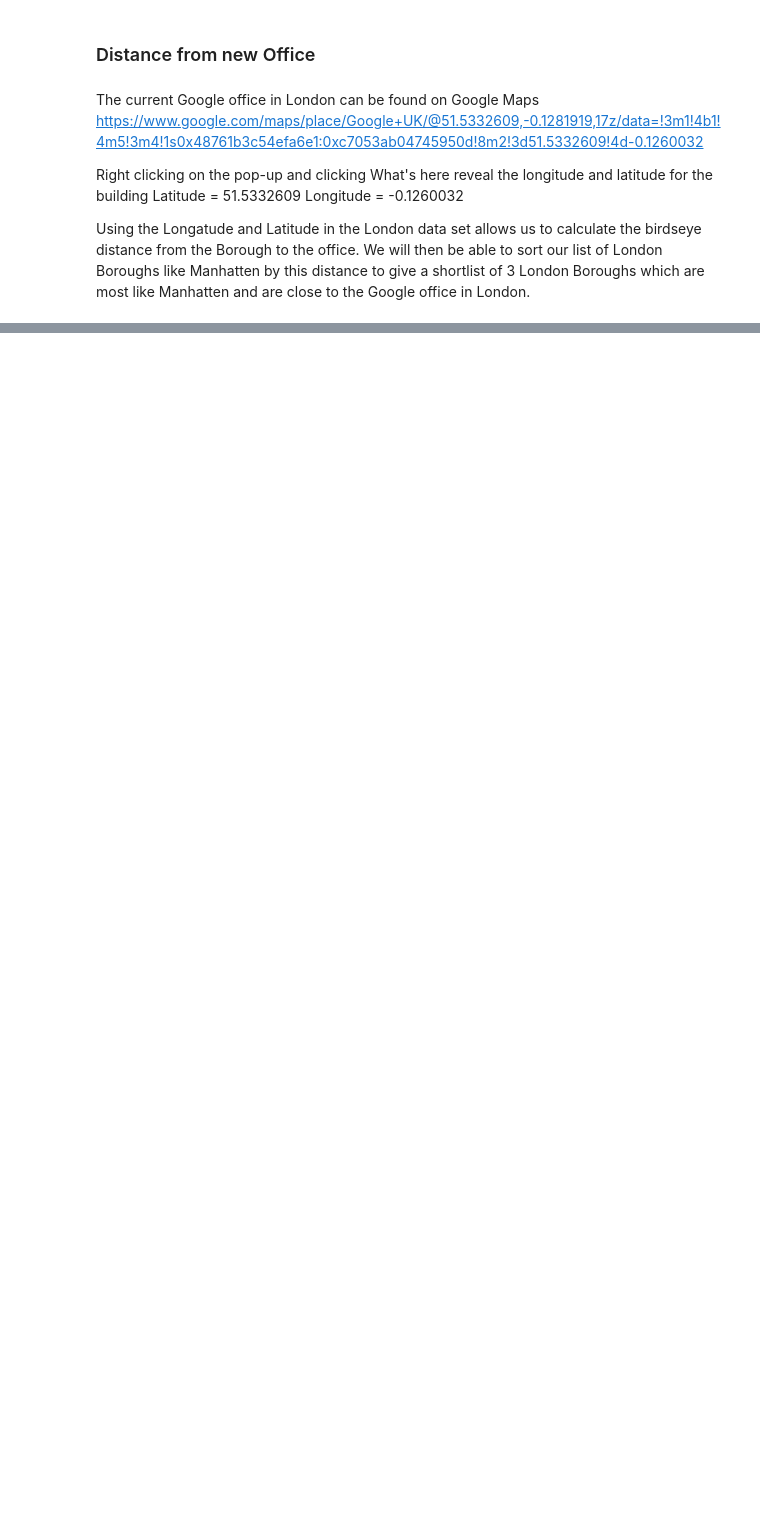
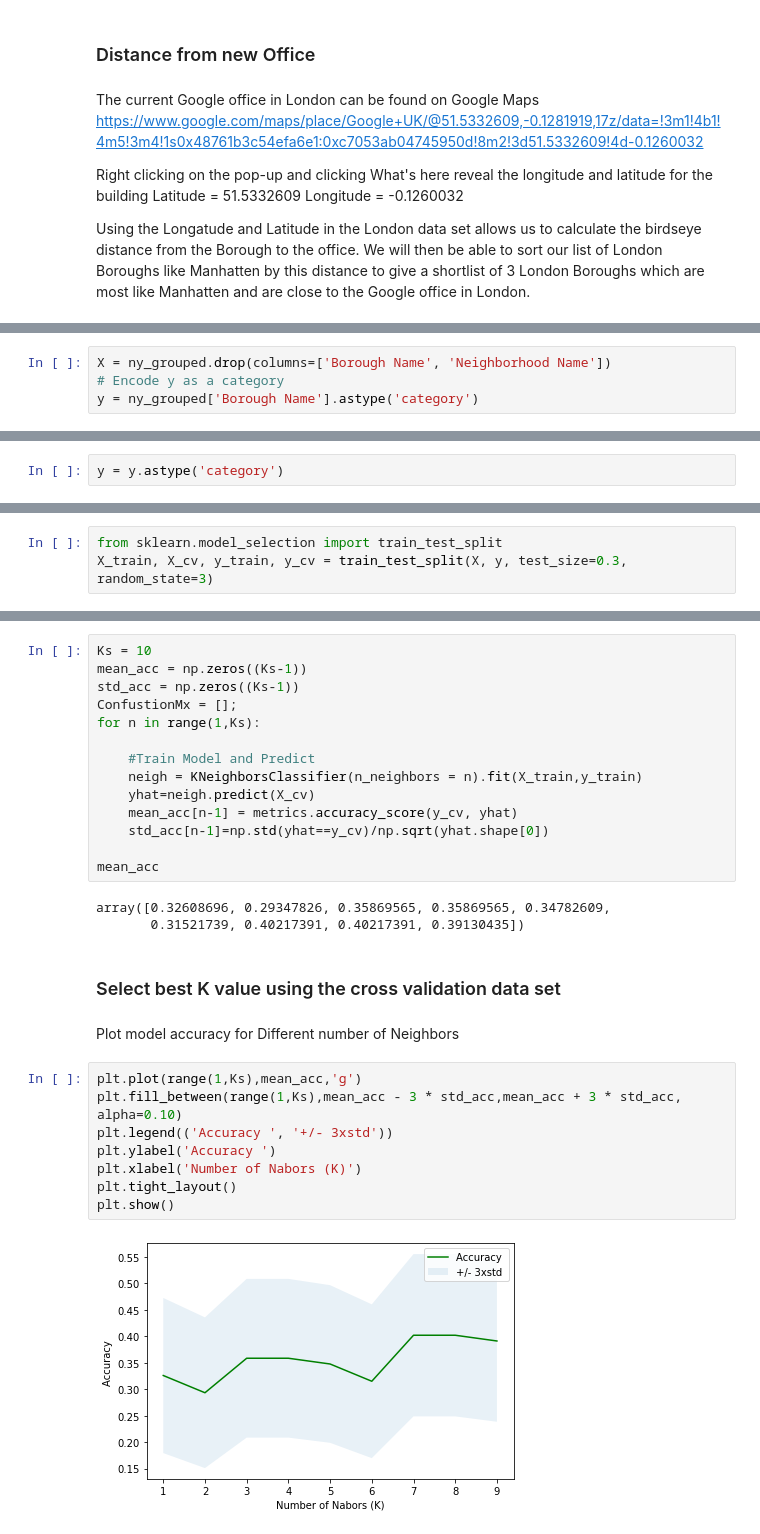
Before and after one commit to maxgoulding/ibm_data_science, a Jupyter notebook: Applied Data Science Capstone.ipynb, the cells around one changed output, grey strips where cells are left out. Drawn from its saved outputs; the diff is of its cells as text; blank space fills up the shorter version.

```diff
--- a/Applied Data Science Capstone.ipynb
+++ b/Applied Data Science Capstone.ipynb
@@ -168,0 +688,4 @@ Using the Longatude and Latitude in the London data set allows us to calculate t
+# %%
+X = ny_grouped.drop(columns=['Borough Name', 'Neighborhood Name'])
+# Encode y as a category
+y = ny_grouped['Borough Name'].astype('category')
@@ -168,0 +694,2 @@ Using the Longatude and Latitude in the London data set allows us to calculate t
+# %%
+y = y.astype('category')
@@ -168,0 +729,3 @@ Using the Longatude and Latitude in the London data set allows us to calculate t
+# %%
+from sklearn.model_selection import train_test_split
+X_train, X_cv, y_train, y_cv = train_test_split(X, y, test_size=0.3, random_state=3)
@@ -168,0 +740,31 @@ Using the Longatude and Latitude in the London data set allows us to calculate t
+# %%
+Ks = 10
+mean_acc = np.zeros((Ks-1))
+std_acc = np.zeros((Ks-1))
+ConfustionMx = [];
+for n in range(1,Ks):
+
+    #Train Model and Predict
+    neigh = KNeighborsClassifier(n_neighbors = n).fit(X_train,y_train)
+    yhat=neigh.predict(X_cv)
+    mean_acc[n-1] = metrics.accuracy_score(y_cv, yhat)
+    std_acc[n-1]=np.std(yhat==y_cv)/np.sqrt(yhat.shape[0])
+
+mean_acc
+# %% [output]
+array([0.32608696, 0.29347826, 0.35869565, 0.35869565, 0.34782609,
+       0.31521739, 0.40217391, 0.40217391, 0.39130435])
+# %% [markdown]
+### Select best K value using the cross validation data set
+# %% [markdown]
+Plot  model accuracy  for Different number of Neighbors
+# %%
+plt.plot(range(1,Ks),mean_acc,'g')
+plt.fill_between(range(1,Ks),mean_acc - 3 * std_acc,mean_acc + 3 * std_acc, alpha=0.10)
+plt.legend(('Accuracy ', '+/- 3xstd'))
+plt.ylabel('Accuracy ')
+plt.xlabel('Number of Nabors (K)')
+plt.tight_layout()
+plt.show()
+# %% [output]
+[figure, added]
```
Also changed, not shown: parts of 124 cells of this notebook.
